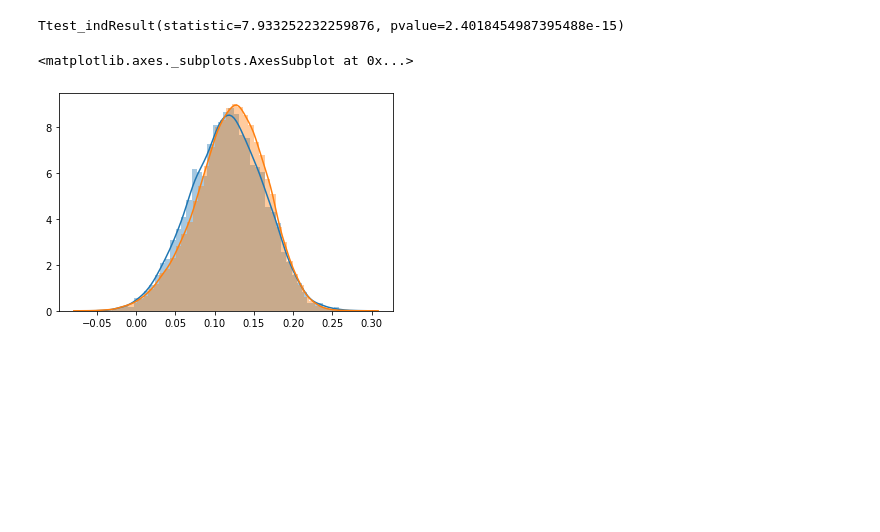
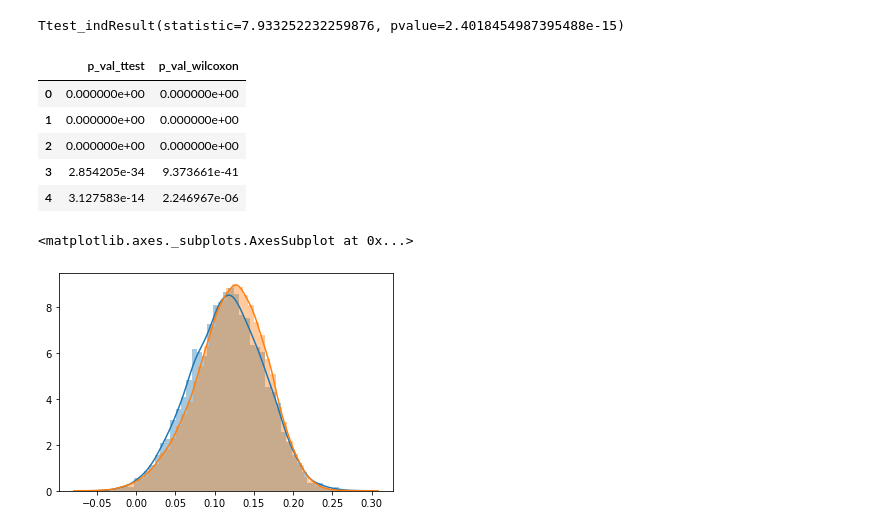
Before and after one commit to peterchen94/broad_institute_neurotransmitters, a Jupyter notebook: single_cell_signature_scores.ipynb, the cells around one changed output. Saved outputs shown, nothing was run; the diff lists cells and outputs as text; code cells hidden in the pictures; blank space fills up the shorter version.

```diff
--- a/single_cell_signature_scores.ipynb
+++ b/single_cell_signature_scores.ipynb
@@ -155,12 +155,13 @@ dict_keys(['GABRP', 'SLC6A12', 'GAD1', 'GABRE', 'HTR2B', 'PAM', 'SLC38A1', 'CHRN
 import seaborn as sns
 import matplotlib.pyplot as plt
 # %%
-with open("data/signature_results_dict.pkl", "rb") as f:
+with open("data/signature_results_dict_v2.pkl", "rb") as f:
     results_dict = pickle.load(f)
 # %%
 layer1_list = []
 layer2_list = []
 pval_list = []
+pva_wilcoxon_list = []
 count_nonzero_list = []
 count_zero_list = []
 
@@ -175,14 +176,16 @@ for layer1, dict1 in results_dict.items():
         nonzero_vals = list(pd.concat(dict2['nonzero']))
         zero_vals = list(pd.concat(dict2['zero']))
         _, p_val = ttest_ind(nonzero_vals,zero_vals,equal_var = False)
+        _, p_val_wilcoxon = ranksums(nonzero_vals,zero_vals)
 
-        print('\n-----------{}-{}-------------'.format(layer1,layer2))
         plt.figure()
         plt.title('{}-{}'.format(layer1,layer2))
-        sns.distplot(zero_vals)
-        sns.distplot(nonzero_vals)
-        plt.legend(['zero vals','nonzero vals - p-val = {:.5f}'.format(p_val)])
-        plt.savefig('signature_distribution_plots/{}-{}.png'.format(layer1,layer2))
+        zero_labels = ['zero' for val in zero_vals]
+        nonzero_labels = ['nonzero' for val in nonzero_vals]
+        df_boxplot = pd.DataFrame({'labels':zero_labels + nonzero_labels,'values': zero_vals+nonzero_vals })
+        sns.boxplot(x = 'labels', y ='values',data = df_boxplot)
+        plt.legend(['wilcoxon p = {:.5f}'.format(p_val_wilcoxon)])
+        plt.savefig('signature_distribution_boxplots/{}-{}_boxplot.png'.format(layer1,layer2))
         plt.close()
         count_nonzero_list.append(len(nonzero_vals))
         count_zero_list.append(len(zero_vals))
@@ -196,10 +199,15 @@ for layer1, dict1 in results_dict.items():
         layer1_list.append(layer1)
         layer2_list.append(layer2)
         pval_list.append(p_val)
+        pva_wilcoxon_list.append(p_val_wilcoxon)
+
+        print('{} - {}'.format(layer1,layer2))
+
 
 df_results = pd.DataFrame({'split_val':layer1_list,
                            'gene_group':layer2_list,
-                           'p_val':pval_list,
+                           'p_val_ttest':pval_list,
+                           'p_val_wilcoxon': pva_wilcoxon_list,
                             'count_nonzero':count_nonzero_list,
                             'count_zero': count_zero_list,
                             'mean_nonzero': mean_nonzero_list,
@@ -247,6 +265,15 @@ df_results.to_csv('data/signature_p_values_v2.csv',index = False)
 ttest_ind(nonzero_vals,zero_vals,equal_var = False)
 # %% [output]
 Ttest_indResult(statistic=7.933252232259876, pvalue=2.4018454987395488e-15)
+# %%
+df_results[['p_val_ttest','p_val_wilcoxon']].head()
+# %% [output]
+|  | p_val_ttest | p_val_wilcoxon |
+| 0 | 0.000000e+00 | 0.000000e+00 |
+| 1 | 0.000000e+00 | 0.000000e+00 |
+| 2 | 0.000000e+00 | 0.000000e+00 |
+| 3 | 2.854205e-34 | 9.373661e-41 |
+| 4 | 3.127583e-14 | 2.246967e-06 |
 # %%
 import seaborn as sns
 sns.distplot(zero_vals)
```
Also changed, not shown: parts of 5 cells of this notebook, 2 other files.
